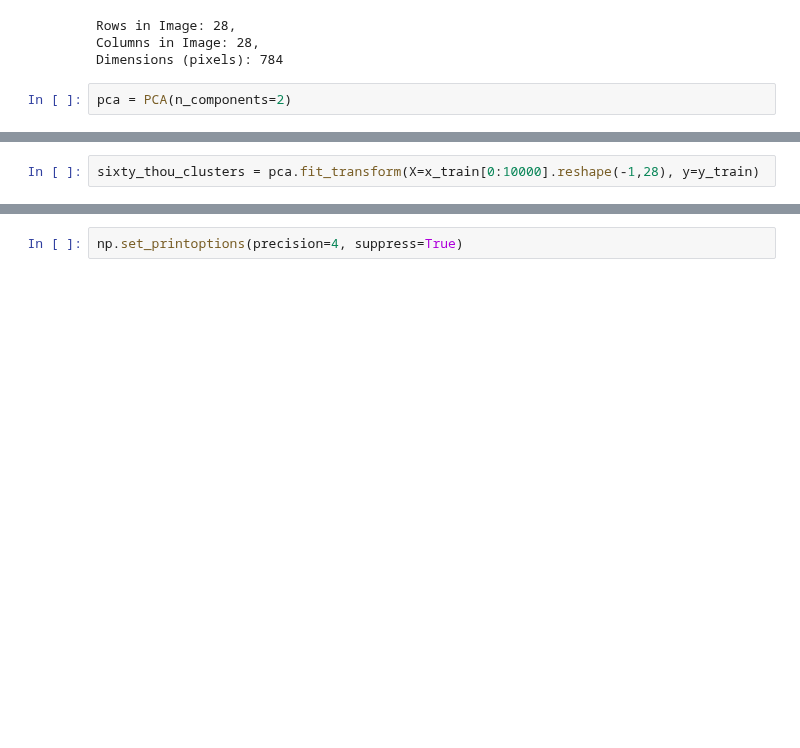
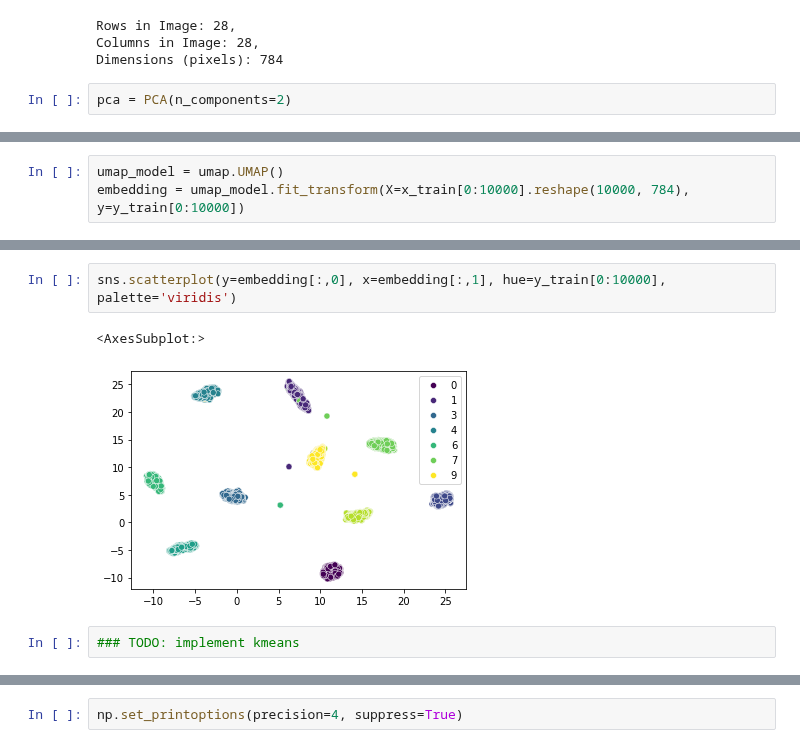
Before and after one commit to tristannew/recursive-clustering-mnist, a Jupyter notebook: sample_data_load.ipynb, the cells around one changed output, grey strips where cells are left out. Cells and saved outputs as stored; diff of their text form; blank space fills up the shorter version.

Commit message:
implement umap and pca

```diff
--- a/sample_data_load.ipynb
+++ b/sample_data_load.ipynb
@@ -79,2 +93,3 @@ pca = PCA(n_components=2)
 # %%
-sixty_thou_clusters = pca.fit_transform(X=x_train[0:10000].reshape(-1,28), y=y_train)
+umap_model = umap.UMAP()
+embedding = umap_model.fit_transform(X=x_train[0:10000].reshape(10000, 784), y=y_train[0:10000])
@@ -87,0 +96,7 @@ ValueError: 'c' argument has 60000 elements, which is inconsistent with 'x' and
+# %%
+sns.scatterplot(y=embedding[:,0], x=embedding[:,1], hue=y_train[0:10000], palette='viridis')
+# %% [output]
+<AxesSubplot:>
+[figure, added]
+# %%
+### TODO: implement kmeans
```
Also changed, not shown: parts of 8 cells of this notebook.
